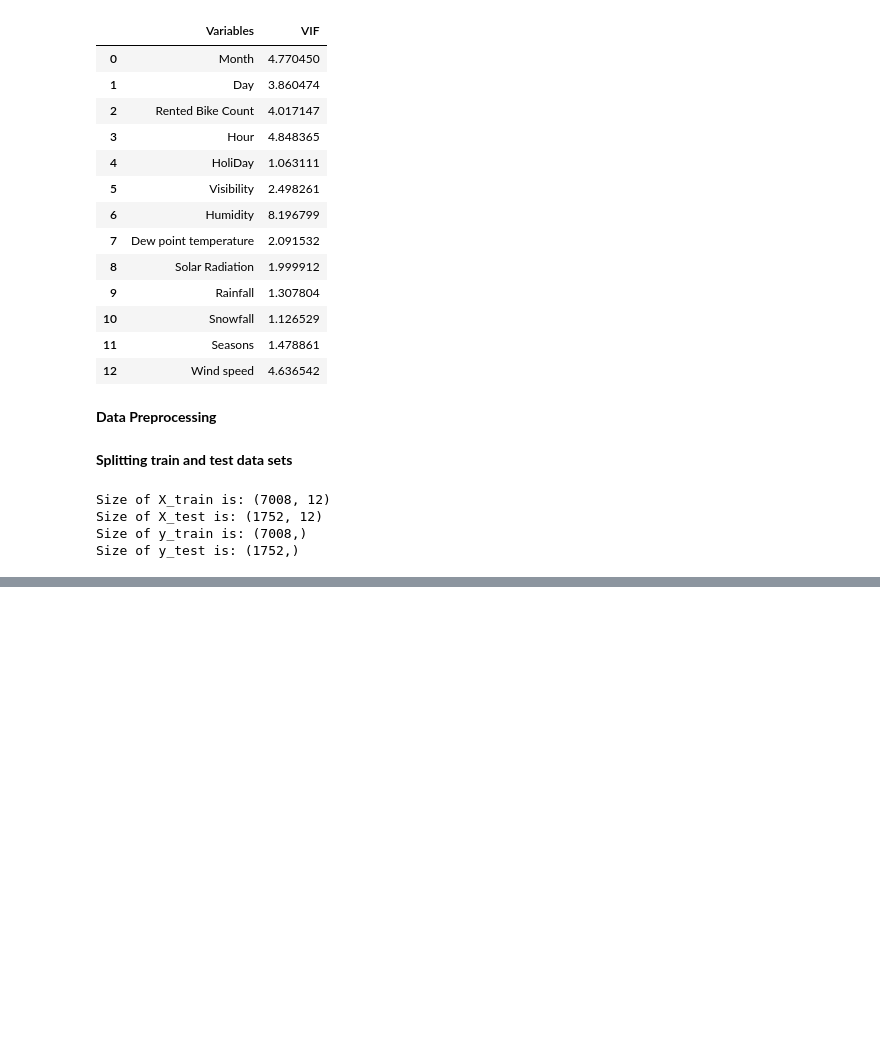
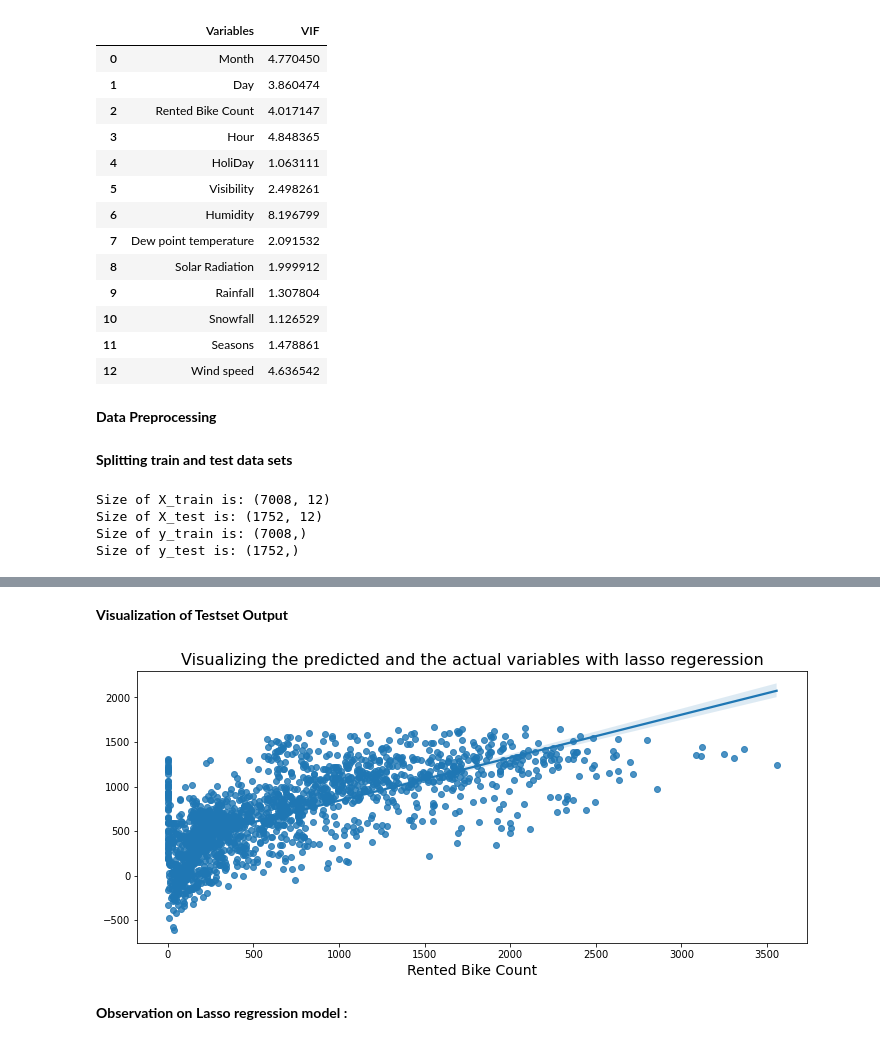
Before and after one commit to Rohan20202/Bike-Sharing-Demand-Prediction, a Jupyter notebook: Bike_Sharing_Demand_Prediction_Capstone_Project.ipynb, the cells around one changed output, grey strips where cells are left out. Saved outputs shown, nothing was run; the diff lists cells and outputs as text; code cells hidden in the pictures; blank space fills up the shorter version.

```diff
--- a/Bike_Sharing_Demand_Prediction_Capstone_Project.ipynb
+++ b/Bike_Sharing_Demand_Prediction_Capstone_Project.ipynb
@@ -616,0 +793,12 @@ X_test = scaler.transform(X_test)
+# %% [markdown]
+**Visualization of Testset Output**
+# %%
+plt.figure(figsize=(12, 5))
+sns.regplot(y_test, pred_test)
+plt.title('Visualizing the predicted and the actual variables with lasso regeression', size=16)
+plt.xlabel('Rented Bike Count', size=14)
+plt.show()
+# %% [output]
+[figure, added]
+# %% [markdown]
+**Observation on Lasso regression model :**
```
Also changed, not shown: parts of 29 cells of this notebook.
